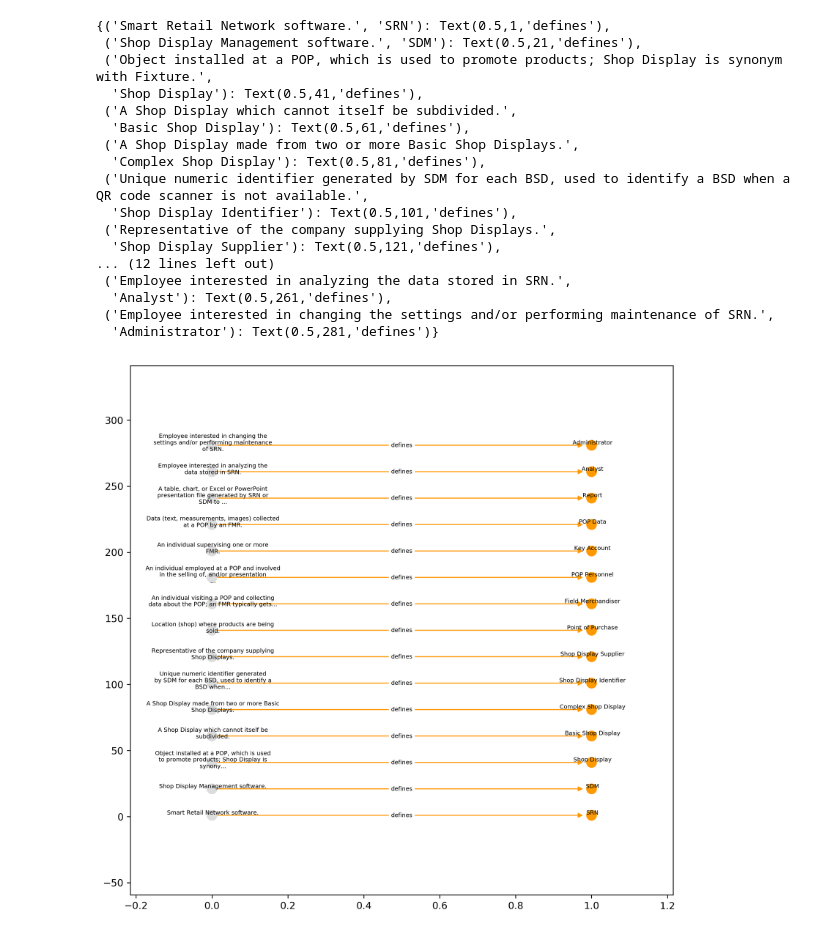
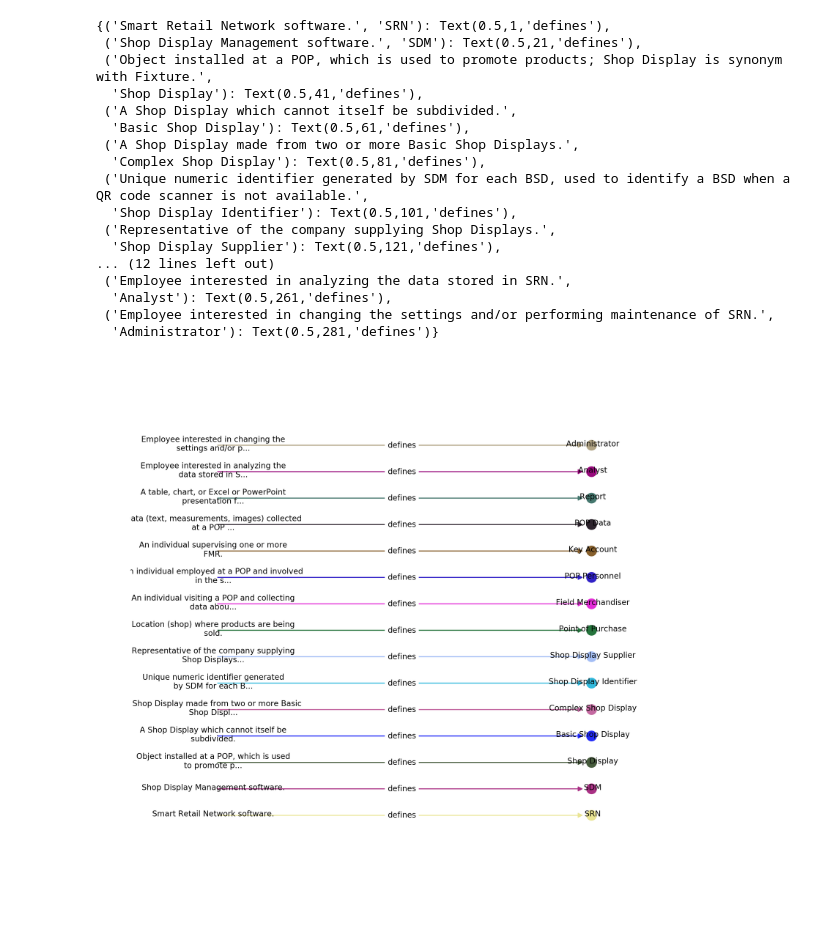
Before and after one commit to ivanjureta/new-concept-networks, a Jupyter notebook: analysis/ilang_Functions_draft.ipynb, the cells around one changed output. Drawn from its saved outputs; the diff is of its cells as text; code cells hidden in the pictures.

```diff
--- a/analysis/ilang_Functions_draft.ipynb
+++ b/analysis/ilang_Functions_draft.ipynb
@@ -138,3 +15,11 @@ for i in td.nodes():
+# %%
+pos_node_labels = il.offset_node_labels(n_p, 0, 1)
+# %%
+colors = il.make_color_list(len(td.nodes()))
+# %%
+colored_nodes = il.color_nodes(td, colors, '#FFFFFF')
+# %%
+colore_edges = il.color_edge_by_target_node(td, colored_nodes)
 # %%
 edgelabels = dict()
 for e in td.edges(): edgelabels[e] = 'defines'
@@ -145,36 +30,37 @@ from matplotlib.pyplot import figure
 # Draw the subnet
 plt.figure(num=None, figsize=(10, 10), dpi=300, facecolor='w', edgecolor='g')
 plt.margins(0.15)
+plt.axis('off')
 # plt.grid(b = None, linestyle = 'dotted')
-nx.draw_networkx_nodes(td, n_pos, node_color = colored_nodes, node_shape = 'o', node_size = 100)
-nx.draw_networkx_labels(td, pos = pos_node_labels, labels = n_labels, font_size = 6)
-nx.draw_networkx_edges(td, n_pos, edge_color = '#FF9900')
-nx.draw_networkx_edge_labels(td, n_pos, edge_labels = edgelabels, font_size = 6)
+il.nx.draw_networkx_nodes(td, n_p, node_color = list(colored_nodes.values()), node_shape = 'o', node_size = 100)
+il.nx.draw_networkx_labels(td, pos = pos_node_labels, labels = n_labels, font_size = 8)
+il.nx.draw_networkx_edges(td, n_p, edge_color = colore_edges)
+il.nx.draw_networkx_edge_labels(td, n_p, edge_labels = edgelabels, font_size = 8)
 
 # nx.draw(td, pos, node_list = your_subgraph.nodes(), edgelist = your_subgraph.edges(),
 #         labels = node_labels_short, arrows=True, with_labels=True,
 #         node_color = node_colors_list, edge_color = edge_colors_list)
 
 # # Save image as PNG file.
 # image_file_name = "%s_Subgraph_%s.png" % (analysis_project_name, filename_suffix)
 # plt.savefig(image_file_name)
 # print('Sub-network image filename:', image_file_name)
 # %% [output]
 {('Smart Retail Network software.', 'SRN'): Text(0.5,1,'defines'),
  ('Shop Display Management software.', 'SDM'): Text(0.5,21,'defines'),
  ('Object installed at a POP, which is used to promote products; Shop Display is synonym with Fixture.',
   'Shop Display'): Text(0.5,41,'defines'),
  ('A Shop Display which cannot itself be subdivided.',
   'Basic Shop Display'): Text(0.5,61,'defines'),
  ('A Shop Display made from two or more Basic Shop Displays.',
   'Complex Shop Display'): Text(0.5,81,'defines'),
  ('Unique numeric identifier generated by SDM for each BSD, used to identify a BSD when a QR code scanner is not available.',
   'Shop Display Identifier'): Text(0.5,101,'defines'),
  ('Representative of the company supplying Shop Displays.',
   'Shop Display Supplier'): Text(0.5,121,'defines'),
 ... (12 lines left out)
  ('Employee interested in analyzing the data stored in SRN.',
   'Analyst'): Text(0.5,261,'defines'),
  ('Employee interested in changing the settings and/or performing maintenance of SRN.',
   'Administrator'): Text(0.5,281,'defines')}
-[figure, old version]
+[figure, new version]
```
Also changed, not shown: parts of 15 cells of this notebook, 1 other file.
